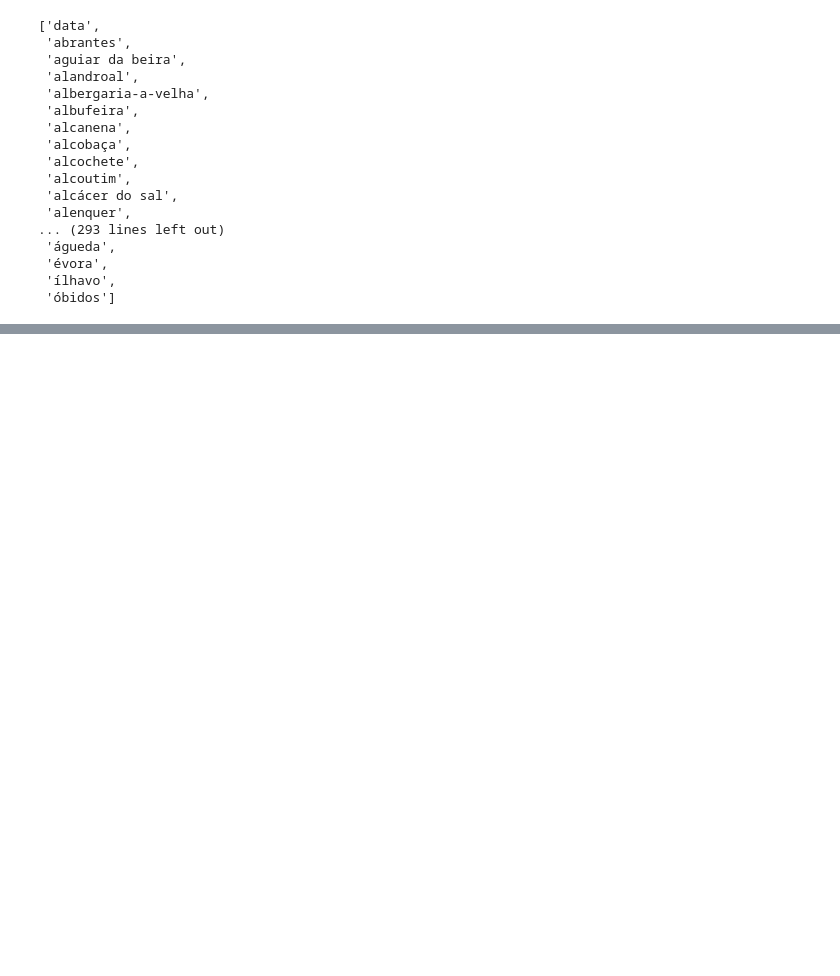
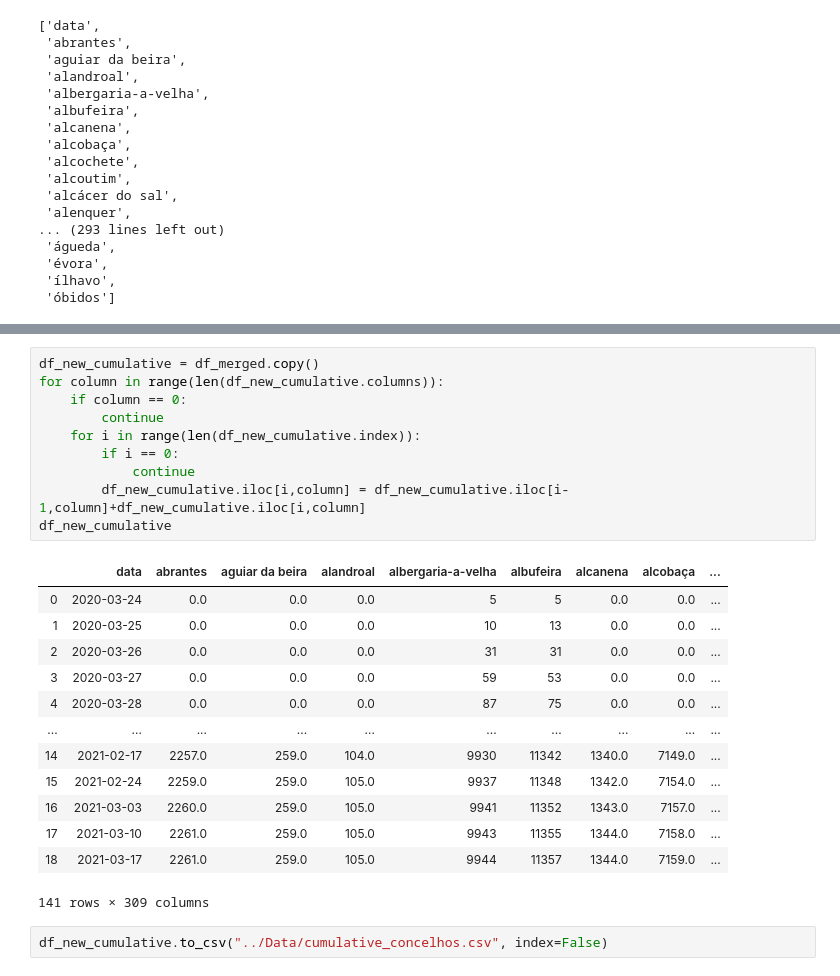
Before and after one commit to mariushes/DataViz_PortugalCovidDashboard, a Jupyter notebook: Notebooks/prepare_data_concelho.ipynb, the cells around one changed output, grey strips where cells are left out. Drawn from its saved outputs; the diff is of its cells as text; blank space fills up the shorter version.

```diff
--- a/Notebooks/prepare_data_concelho.ipynb
+++ b/Notebooks/prepare_data_concelho.ipynb
@@ -175,0 +270,26 @@ df_merged.loc[:,"data"].tolist()
+# %%
+df_new_cumulative = df_merged.copy()
+for column in range(len(df_new_cumulative.columns)):
+    if column == 0:
+        continue
+    for i in range(len(df_new_cumulative.index)):
+        if i == 0:
+            continue
+        df_new_cumulative.iloc[i,column] = df_new_cumulative.iloc[i-1,column]+df_new_cumulative.iloc[i,column]
+df_new_cumulative
+# %% [output]
+|  | data | abrantes | aguiar da beira | alandroal | albergaria-a-velha | albufeira | alcanena | alcobaça | ... |
+| 0 | 2020-03-24 | 0.0 | 0.0 | 0.0 | 5 | 5 | 0.0 | 0.0 | ... |
+| 1 | 2020-03-25 | 0.0 | 0.0 | 0.0 | 10 | 13 | 0.0 | 0.0 | ... |
+| 2 | 2020-03-26 | 0.0 | 0.0 | 0.0 | 31 | 31 | 0.0 | 0.0 | ... |
+| 3 | 2020-03-27 | 0.0 | 0.0 | 0.0 | 59 | 53 | 0.0 | 0.0 | ... |
+| 4 | 2020-03-28 | 0.0 | 0.0 | 0.0 | 87 | 75 | 0.0 | 0.0 | ... |
+| ... | ... | ... | ... | ... | ... | ... | ... | ... | ... |
+| 14 | 2021-02-17 | 2257.0 | 259.0 | 104.0 | 9930 | 11342 | 1340.0 | 7149.0 | ... |
+| 15 | 2021-02-24 | 2259.0 | 259.0 | 105.0 | 9937 | 11348 | 1342.0 | 7154.0 | ... |
+| 16 | 2021-03-03 | 2260.0 | 259.0 | 105.0 | 9941 | 11352 | 1343.0 | 7157.0 | ... |
+| 17 | 2021-03-10 | 2261.0 | 259.0 | 105.0 | 9943 | 11355 | 1344.0 | 7158.0 | ... |
+| 18 | 2021-03-17 | 2261.0 | 259.0 | 105.0 | 9944 | 11357 | 1344.0 | 7159.0 | ... |
+141 rows × 309 columns
+# %%
+df_new_cumulative.to_csv("../Data/cumulative_concelhos.csv", index=False)
```
Also changed, not shown: parts of 14 cells of this notebook, 5 other files.
